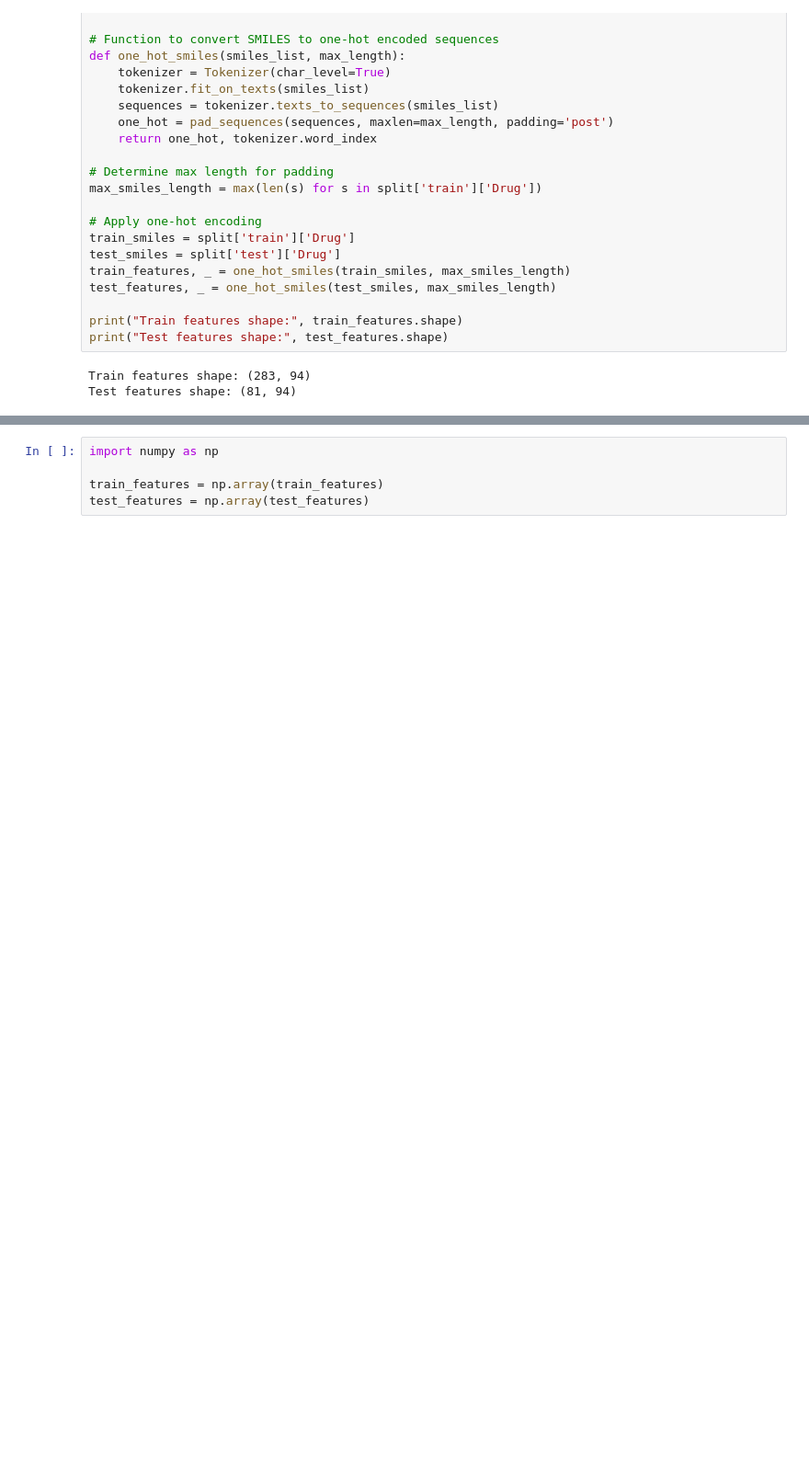
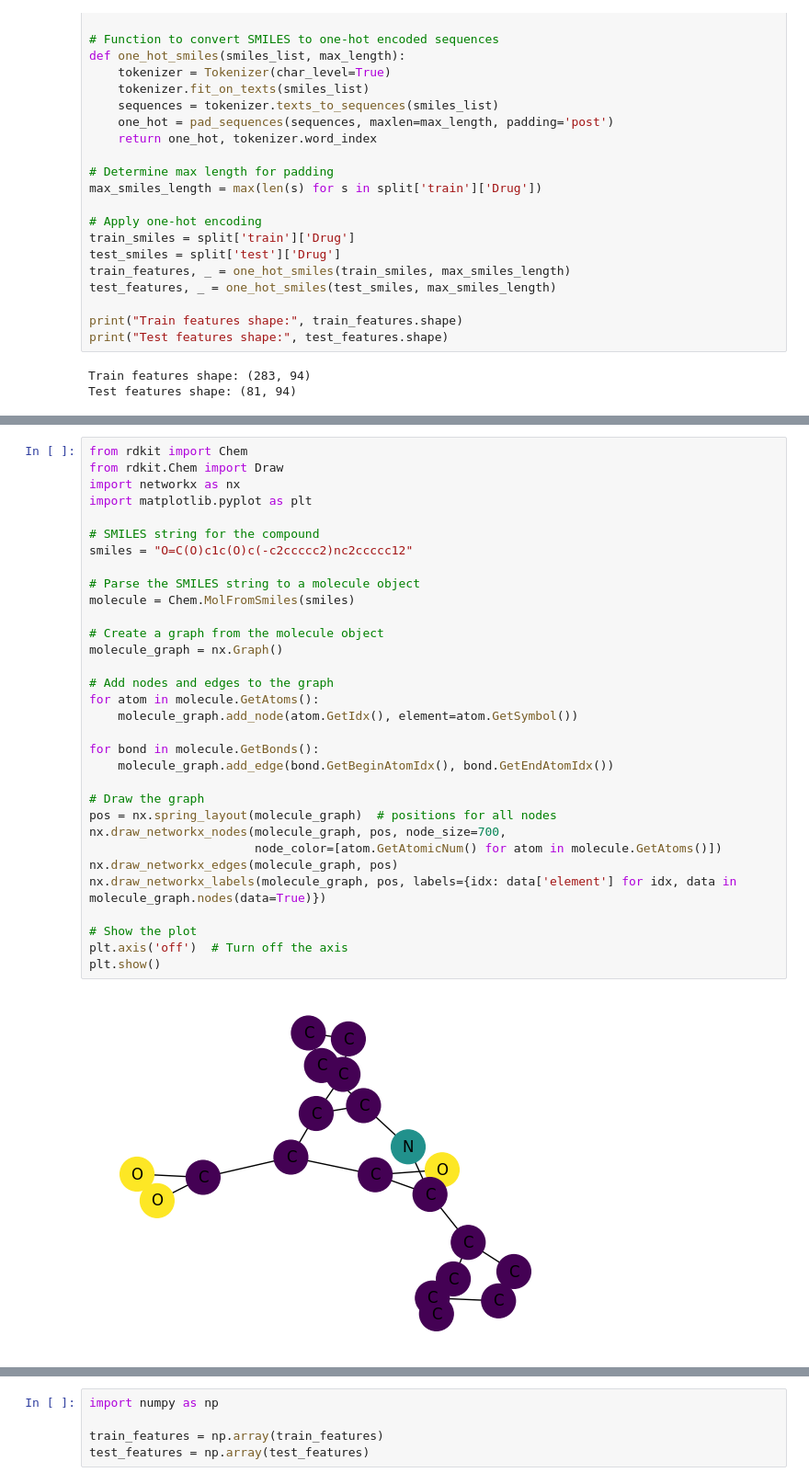
Before and after one commit to pegahahadian/DrugDiscovery, a Jupyter notebook: skin-reaction.ipynb, the cells around one changed output, grey strips where cells are left out. Shown at 92% size. Cells and saved outputs as stored; diff of their text form; blank space fills up the shorter version.

```diff
--- a/skin-reaction.ipynb
+++ b/skin-reaction.ipynb
@@ -98,0 +420,34 @@ Test features shape: (81, 94)
+# %%
+from rdkit import Chem
+from rdkit.Chem import Draw
+import networkx as nx
+import matplotlib.pyplot as plt
+
+# SMILES string for the compound
+smiles = "O=C(O)c1c(O)c(-c2ccccc2)nc2ccccc12"
+
+# Parse the SMILES string to a molecule object
+molecule = Chem.MolFromSmiles(smiles)
+
+# Create a graph from the molecule object
+molecule_graph = nx.Graph()
+
+# Add nodes and edges to the graph
+for atom in molecule.GetAtoms():
+    molecule_graph.add_node(atom.GetIdx(), element=atom.GetSymbol())
+
+for bond in molecule.GetBonds():
+    molecule_graph.add_edge(bond.GetBeginAtomIdx(), bond.GetEndAtomIdx())
+
+# Draw the graph
+pos = nx.spring_layout(molecule_graph)  # positions for all nodes
+nx.draw_networkx_nodes(molecule_graph, pos, node_size=700,
+                       node_color=[atom.GetAtomicNum() for atom in molecule.GetAtoms()])
+nx.draw_networkx_edges(molecule_graph, pos)
+nx.draw_networkx_labels(molecule_graph, pos, labels={idx: data['element'] for idx, data in molecule_graph.nodes(data=True)})
+
+# Show the plot
+plt.axis('off')  # Turn off the axis
+plt.show()
+# %% [output]
+[figure, added]
```
Also changed, not shown: parts of 20 cells of this notebook.
